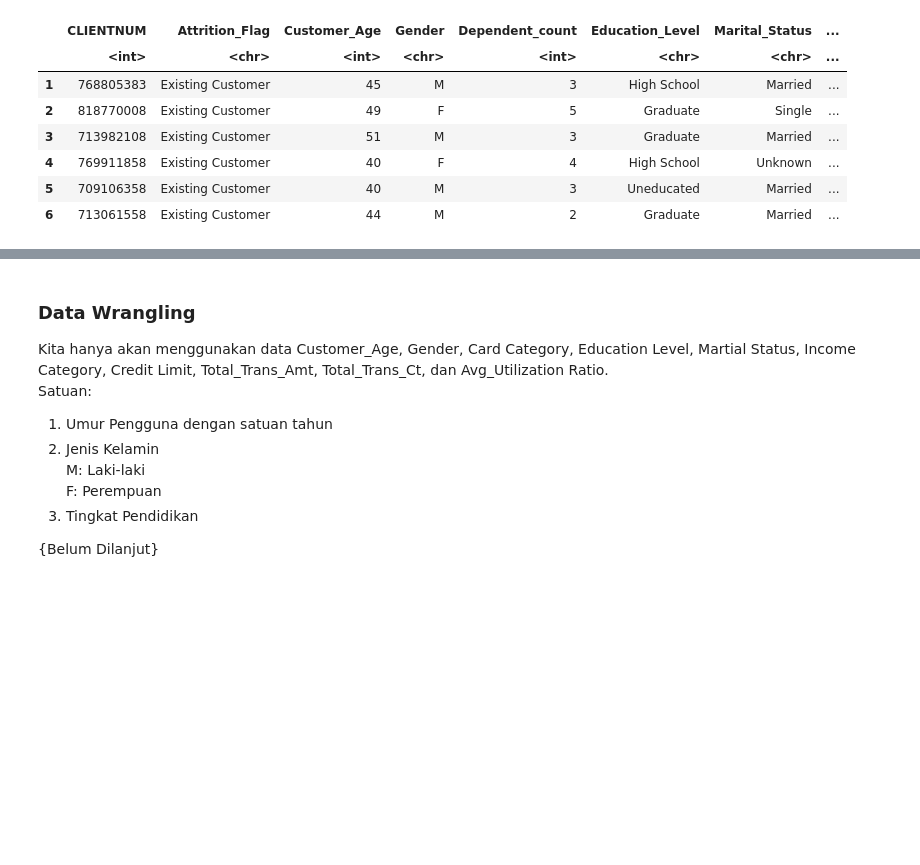
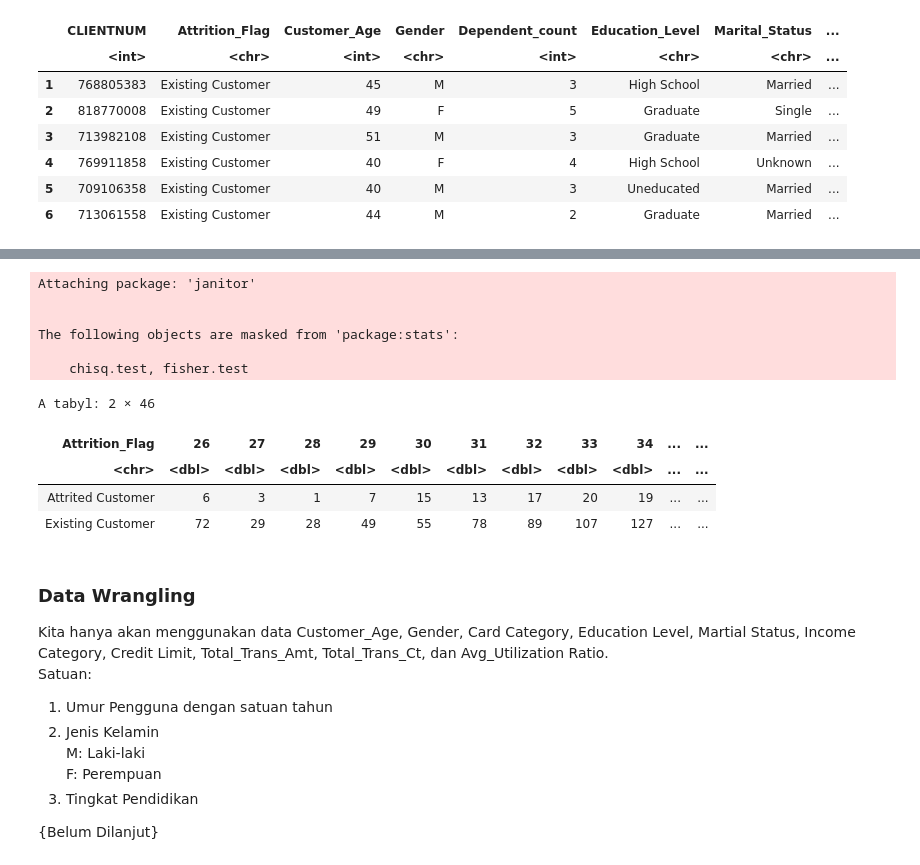
Before and after one commit to kaenova/Statistika_Tubes, a Jupyter notebook: Kaenova's Notebook.ipynb, the cells around one changed output, grey strips where cells are left out. Saved outputs shown, nothing was run; the diff lists cells and outputs as text; code cells hidden in the pictures; blank space fills up the shorter version.

```diff
--- a/Kaenova's Notebook.ipynb
+++ b/Kaenova's Notebook.ipynb
@@ -76,3 +110,18 @@ A data.frame: 6 × 23
+# %%
+library(janitor)
+tabyl(df, Attrition_Flag, Customer_Age)
+# %% [output]
+Attaching package: 'janitor'
+
+
+The following objects are masked from 'package:stats':
+
+    chisq.test, fisher.test
+A tabyl: 2 × 46
+| Attrition_Flag | 26 | 27 | 28 | 29 | 30 | 31 | 32 | 33 | 34 | ... | ... |
+| <chr> | <dbl> | <dbl> | <dbl> | <dbl> | <dbl> | <dbl> | <dbl> | <dbl> | <dbl> | ... | ... |
+| Attrited Customer | 6 | 3 | 1 | 7 | 15 | 13 | 17 | 20 | 19 | ... | ... |
+| Existing Customer | 72 | 29 | 28 | 49 | 55 | 78 | 89 | 107 | 127 | ... | ... |
 # %% [markdown]
 <h3>Data Wrangling</h3>
 Kita hanya akan menggunakan data Customer_Age, Gender, Card Category, Education Level, Martial Status, Income Category, Credit Limit, Total_Trans_Amt, Total_Trans_Ct, dan Avg_Utilization Ratio.
```
Also changed, not shown: parts of 8 cells of this notebook, 3 other files.
